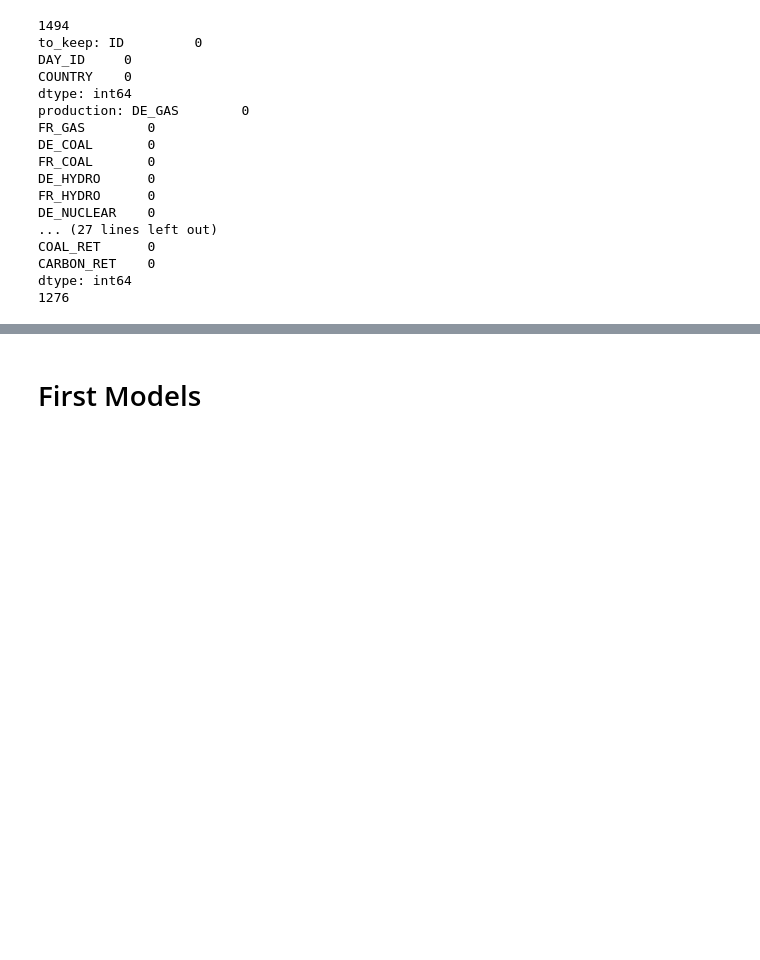
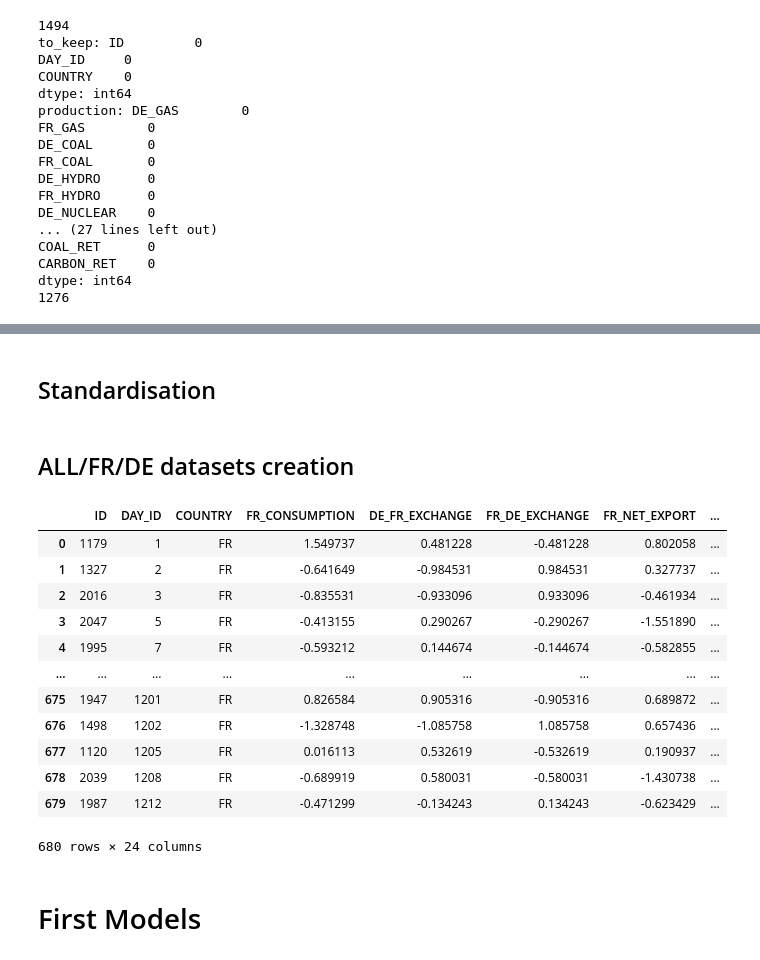
Before and after one commit to hugoser10/explaining-electricity-prices, a Jupyter notebook: main.ipynb, the cells around one changed output, grey strips where cells are left out. Drawn from its saved outputs; the diff is of its cells as text; code cells hidden in the pictures; blank space fills up the shorter version.

```diff
--- a/main.ipynb
+++ b/main.ipynb
@@ -157,0 +217,2 @@ y_test_clean = y_test[y_test["ID"].isin(X_test_clean["ID"])].reset_index(drop=Tr
+# %% [markdown]
+## Standardisation
@@ -157,0 +232,2 @@ y_test_clean = y_test[y_test["ID"].isin(X_test_clean["ID"])].reset_index(drop=Tr
+# %% [markdown]
+## ALL/FR/DE datasets creation
@@ -227,6 +290,22 @@ test_dict = {
     "FR": pd.merge(X_test_FR, y_test_FR, on="ID"),
     "DE": pd.merge(X_test_DE, y_test_DE, on="ID")
 }
+# %%
+X_train_FR
+# %% [output]
+|  | ID | DAY_ID | COUNTRY | FR_CONSUMPTION | DE_FR_EXCHANGE | FR_DE_EXCHANGE | FR_NET_EXPORT | ... |
+| 0 | 1179 | 1 | FR | 1.549737 | 0.481228 | -0.481228 | 0.802058 | ... |
+| 1 | 1327 | 2 | FR | -0.641649 | -0.984531 | 0.984531 | 0.327737 | ... |
+| 2 | 2016 | 3 | FR | -0.835531 | -0.933096 | 0.933096 | -0.461934 | ... |
+| 3 | 2047 | 5 | FR | -0.413155 | 0.290267 | -0.290267 | -1.551890 | ... |
+| 4 | 1995 | 7 | FR | -0.593212 | 0.144674 | -0.144674 | -0.582855 | ... |
+| ... | ... | ... | ... | ... | ... | ... | ... | ... |
+| 675 | 1947 | 1201 | FR | 0.826584 | 0.905316 | -0.905316 | 0.689872 | ... |
+| 676 | 1498 | 1202 | FR | -1.328748 | -1.085758 | 1.085758 | 0.657436 | ... |
+| 677 | 1120 | 1205 | FR | 0.016113 | 0.532619 | -0.532619 | 0.190937 | ... |
+| 678 | 2039 | 1208 | FR | -0.689919 | 0.580031 | -0.580031 | -1.430738 | ... |
+| 679 | 1987 | 1212 | FR | -0.471299 | -0.134243 | 0.134243 | -0.623429 | ... |
+680 rows × 24 columns
 # %% [markdown]
 # First Models
 # %%
```
Also changed, not shown: parts of 9 cells of this notebook.
